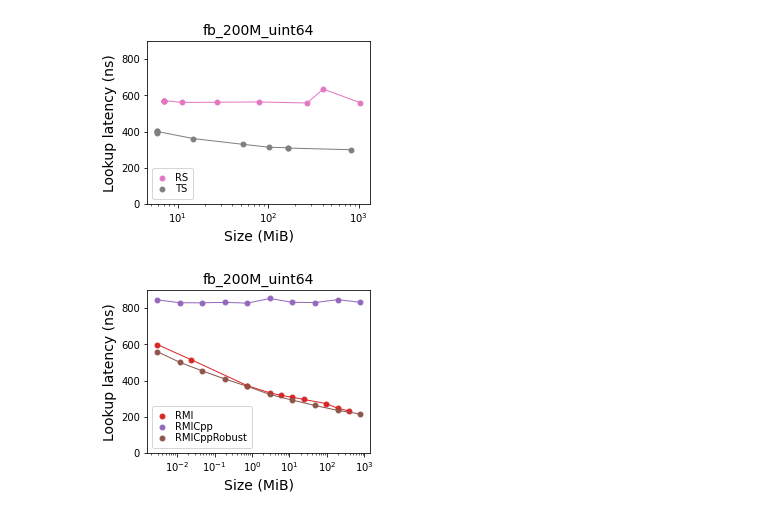
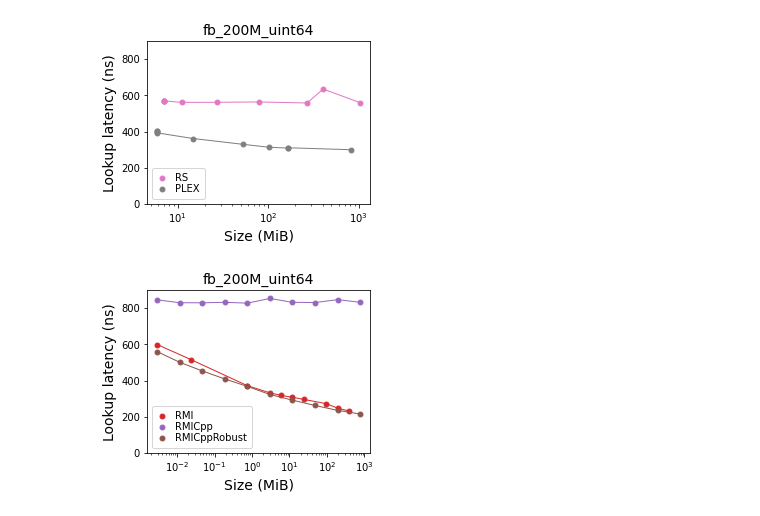
Before and after one commit to DominikHorn/SOSD, a Jupyter notebook: full_pareto_plot.ipynb, the cells around one changed output. Saved outputs shown, nothing was run; the diff lists cells and outputs as text; code cells hidden in the pictures.

```diff
--- a/full_pareto_plot.ipynb
+++ b/full_pareto_plot.ipynb
@@ -24,6 +24,11 @@ def category_of(name):
 markers={Category.Learned: "o", Category.Classic: "<", Category.Other: "x"}
 ignore={"wormhole"}
 
+def map_name(fun):
+    if fun.lower() == "ts":
+        return "PLEX"
+    return fun
+
 color_i = 0
 colors = {}
 def get_color(fun):
@@ -45,5 +50,6 @@ for file in os.listdir('./results'):
 # %%
 df["mbyte_size"] = df["byte_size"] / 1024**2
 df["category"] = df.apply(lambda x : category_of(x["name"]), axis=1)
+df = df.sort_values(["category", "byte_size"])
 # %%
 plt1_df = df[df["dataset"].isin(["books_200M_uint64", "fb_200M_uint64", "osm_cellids_200M_uint64", "wiki_ts_200M_uint64"])].copy(deep=True).reset_index()
@@ -85,27 +95,27 @@ plt1()
 # %%
 def plt_outlier(data, outfile):
     fig, ax = plt.subplots(figsize=(4, 3))
     ax.set_title(set(data["dataset"]).pop(), fontsize=fontsize)
     ax.set_ylim(0, 900)
     ax.set_xscale('log')
 
     for (category, fun), group in data.groupby(["category", "name"]):
         if fun.lower() in ignore:
             continue
         if fun == "BinarySearch":
             ax.axhline(y=list(group["median_time"])[0], color='black', linestyle='-')
             continue
 
-        ax.scatter(data=group, x="mbyte_size", y="median_time", label=fun, marker=markers[category], s=24, color=get_color(fun))
+        ax.scatter(data=group, x="mbyte_size", y="median_time", label=map_name(fun), marker=markers[category], s=24, color=get_color(fun))
         ax.plot(group["mbyte_size"], group["median_time"], color=colors[fun], linewidth=1)
 
     ax.set_xlabel("Size (MiB)", fontsize=fontsize)
     ax.set_ylabel("Lookup latency (ns)", fontsize=fontsize, x=0.05)
     ax.legend(loc="lower left", labelspacing=0.1, borderpad=0.5, handlelength=1)
     fig.savefig(outfile, bbox_inches="tight", dpi=300)
 
 plt_outlier(plt_outlier1_df, "outlier1.pdf")
 plt_outlier(plt_outlier2_df, "outlier2.pdf")
 # %% [output]
-[figure, old version]
+[figure, new version]
 [figure]
```
Also changed, not shown: parts of 3 cells of this notebook.
